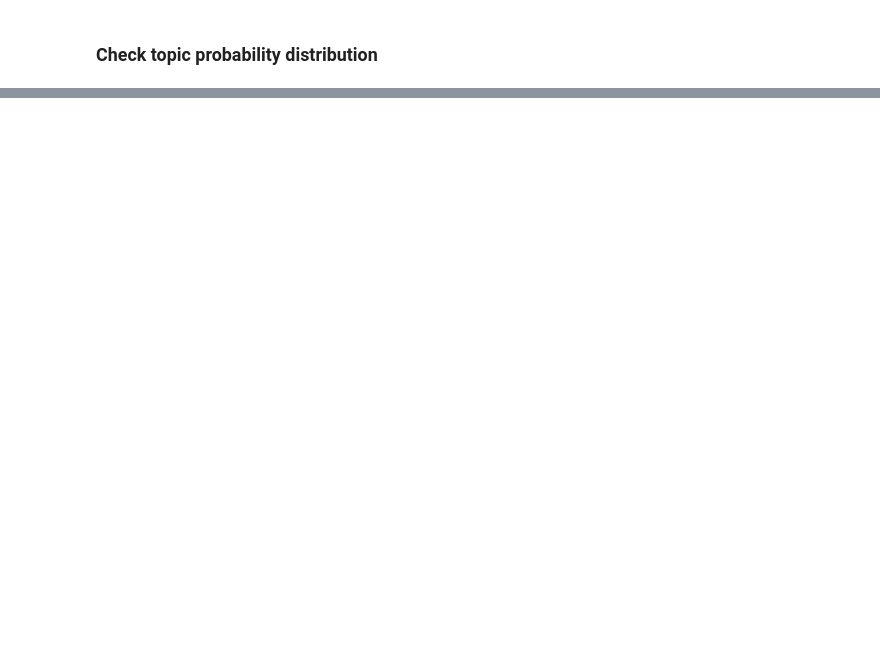
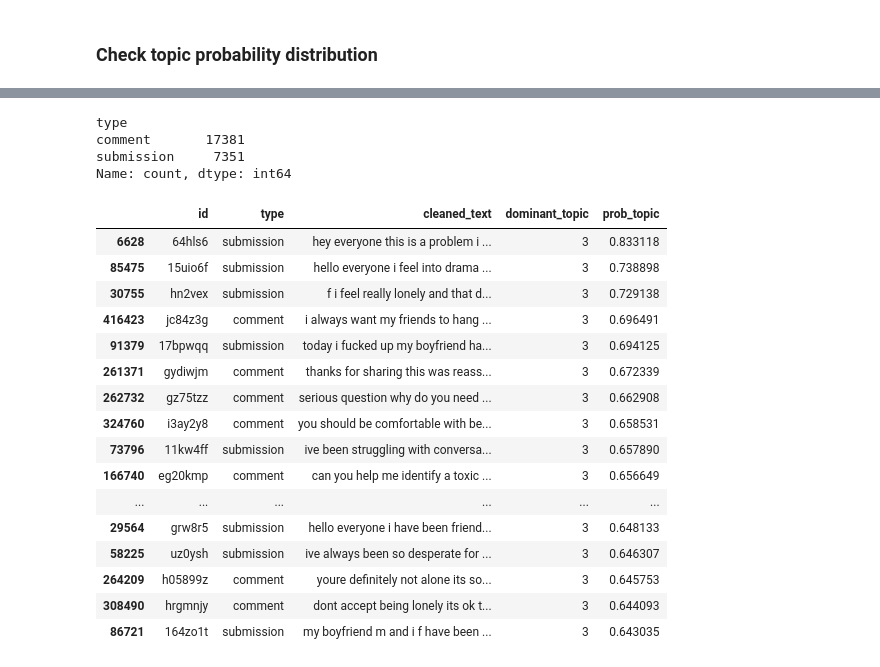
Before and after one commit to natashacarpcast/moralization-selfimprovement, a Jupyter notebook: testing-topicmodel30.ipynb, the cells around one changed output, grey strips where cells are left out. Drawn from its saved outputs; the diff is of its cells as text; code cells hidden in the pictures; blank space fills up the shorter version.

```diff
--- a/testing-topicmodel30.ipynb
+++ b/testing-topicmodel30.ipynb
@@ -250,0 +300,7 @@ pyLDAvis.display(lda_viz)
+# %%
+def show_example_docs(df, topic_n, ascending):
+    df = data[(data.dominant_topic == topic_n)].sort_values("prob_topic", ascending=ascending)
+    print(df["type"].value_counts())
+    with pd.option_context('display.max_colwidth', None):
+        display(df[["id","type","cleaned_text", "dominant_topic", "prob_topic"]][0:20])
+    return None
@@ -250,0 +416,24 @@ pyLDAvis.display(lda_viz)
+# %%
+show_example_docs(data,3,False)
+# %% [output]
+type
+comment       17381
+submission     7351
+Name: count, dtype: int64
+|  | id | type | cleaned_text | dominant_topic | prob_topic |
+| 6628 | 64hls6 | submission | hey everyone this is a problem i ... | 3 | 0.833118 |
+| 85475 | 15uio6f | submission | hello everyone i feel into drama ... | 3 | 0.738898 |
+| 30755 | hn2vex | submission | f i feel really lonely and that d... | 3 | 0.729138 |
+| 416423 | jc84z3g | comment | i always want my friends to hang ... | 3 | 0.696491 |
+| 91379 | 17bpwqq | submission | today i fucked up my boyfriend ha... | 3 | 0.694125 |
+| 261371 | gydiwjm | comment | thanks for sharing this was reass... | 3 | 0.672339 |
+| 262732 | gz75tzz | comment | serious question why do you need ... | 3 | 0.662908 |
+| 324760 | i3ay2y8 | comment | you should be comfortable with be... | 3 | 0.658531 |
+| 73796 | 11kw4ff | submission | ive been struggling with conversa... | 3 | 0.657890 |
+| 166740 | eg20kmp | comment | can you help me identify a toxic ... | 3 | 0.656649 |
+| ... | ... | ... | ... | ... | ... |
+| 29564 | grw8r5 | submission | hello everyone i have been friend... | 3 | 0.648133 |
+| 58225 | uz0ysh | submission | ive always been so desperate for ... | 3 | 0.646307 |
+| 264209 | h05899z | comment | youre definitely not alone its so... | 3 | 0.645753 |
+| 308490 | hrgmnjy | comment | dont accept being lonely its ok t... | 3 | 0.644093 |
+| 86721 | 164zo1t | submission | my boyfriend m and i f have been ... | 3 | 0.643035 |
```
Also changed, not shown: parts of 28 cells of this notebook.
